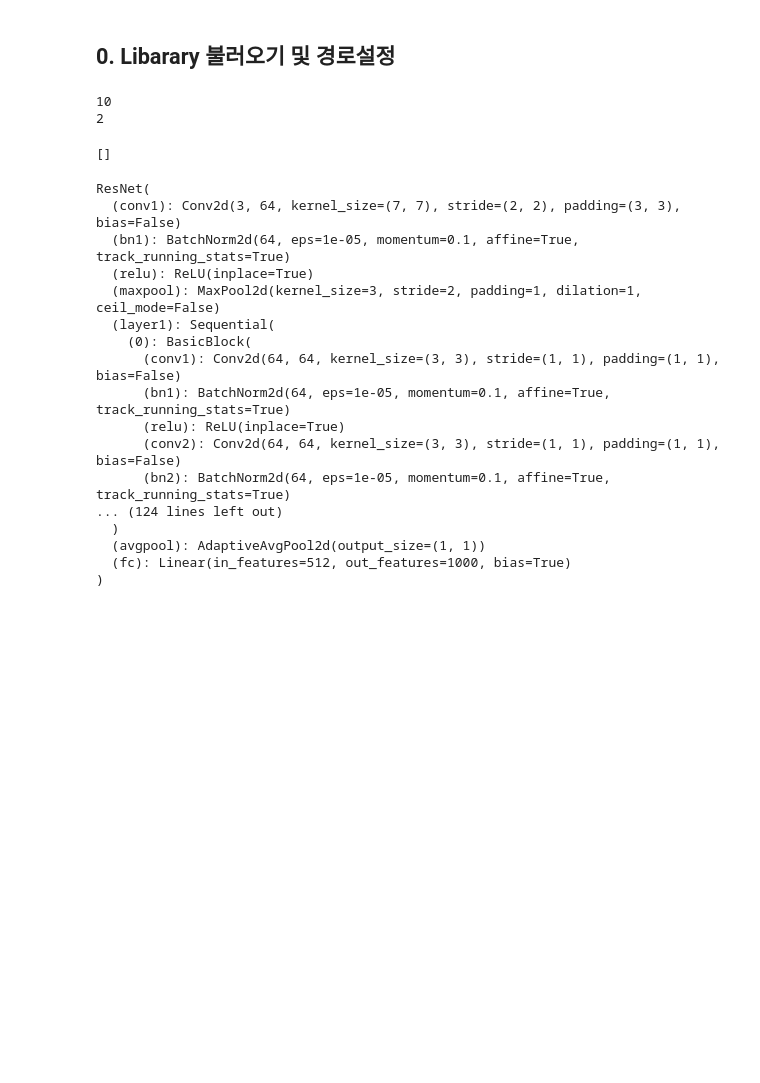
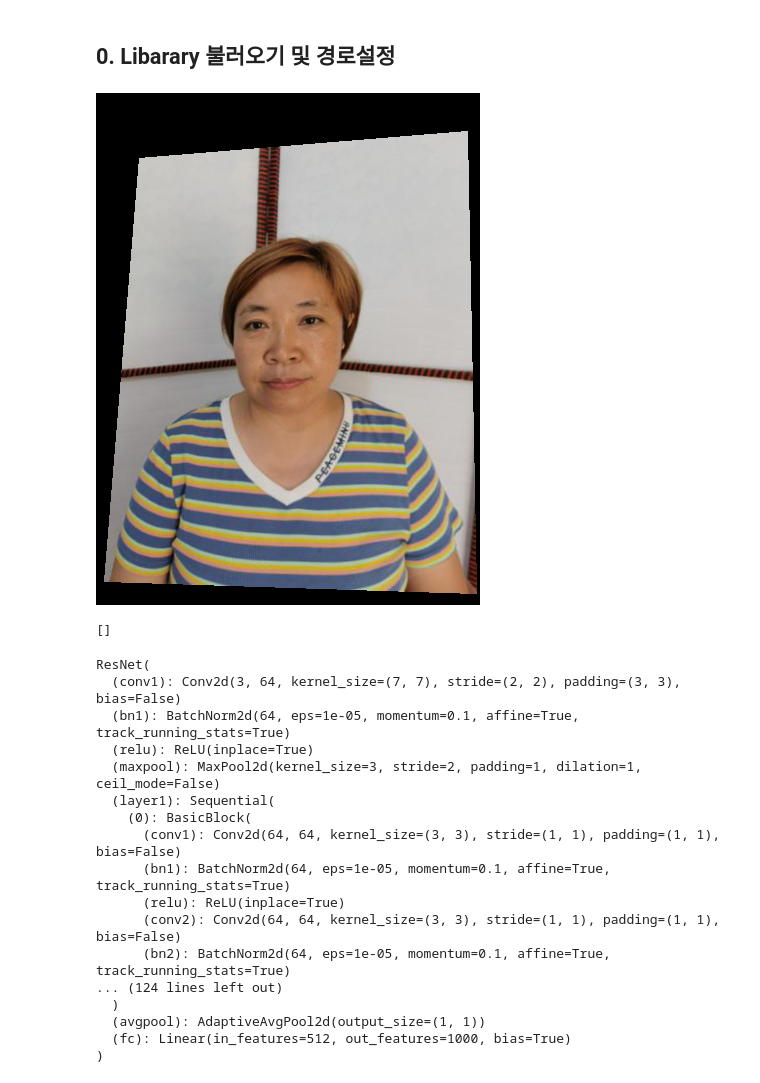
Before and after one commit to SNMHZ/mask-image-classification, a Jupyter notebook: practice/t3058/train.ipynb, the cells around one changed output. Cells and saved outputs as stored; diff of their text form; code cells hidden in the pictures; blank space fills up the shorter version.

```diff
--- a/practice/t3058/train.ipynb
+++ b/practice/t3058/train.ipynb
@@ -1,12 +1,15 @@
 # %% [markdown]
 ## 0. Libarary 불러오기 및 경로설정
-# %%
-from random import randint
-print(randint(1,10))
-print(randint(1,10))
-# %% [output]
-10
-2
+# %%
+from PIL import Image
+from torchvision import transforms
+a = Image.open('/opt/ml/input/data/train/images/000001_female_Asian_45/normal.jpg')
+a = transforms.RandomPerspective(distortion_scale=0.34)(a)
+a
+
+#0.7,0.4,0.1,0
+# %% [output]
+[figure, added]
 # %%
 import timm
 a = timm.list_models('rg*')
```
Also changed, not shown: 3 other files.
